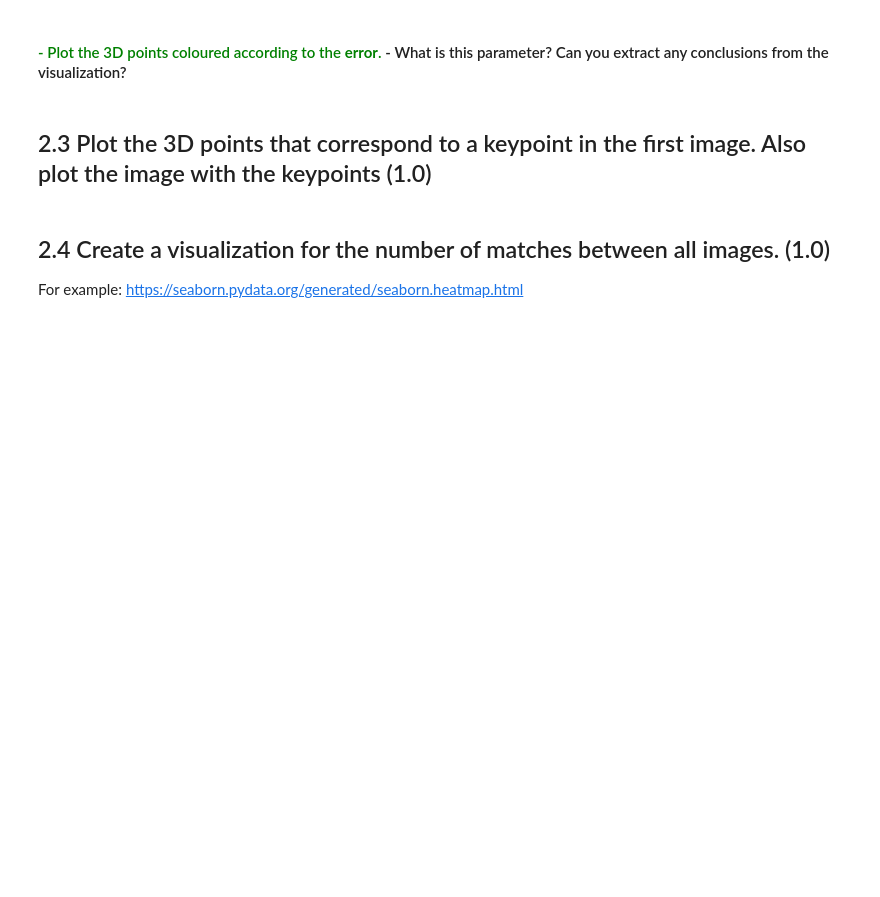
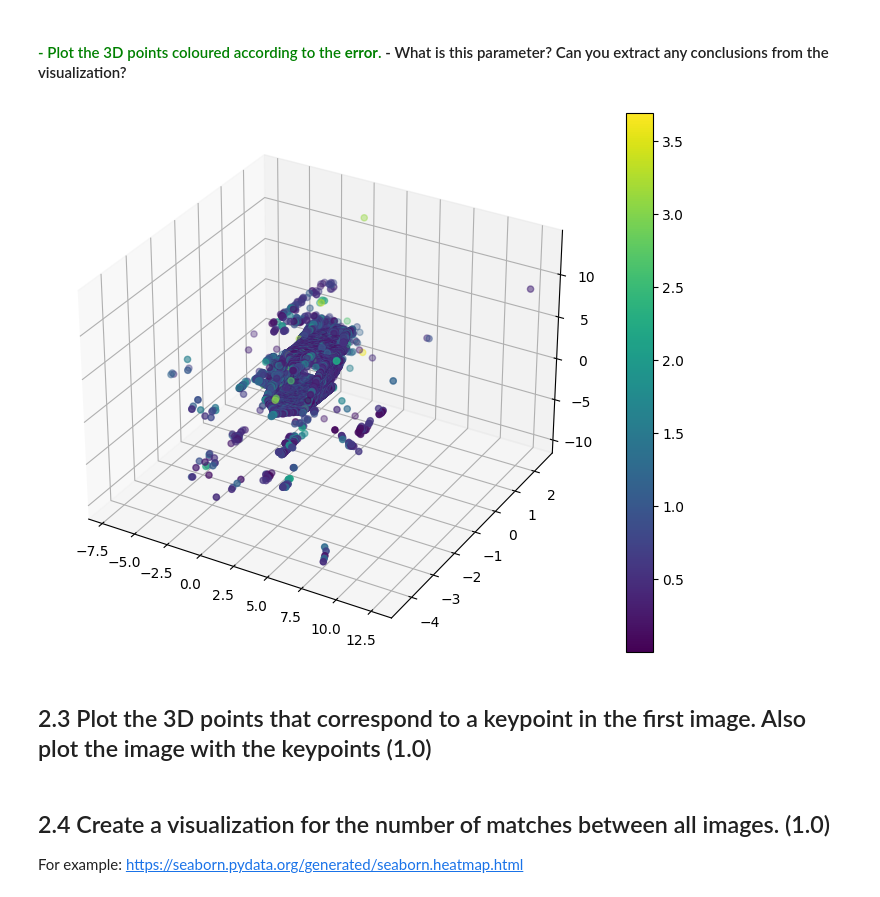
Before and after one commit to aolivtous/MCV_M4_3DVision, a Jupyter notebook: lab5/lab5.ipynb, the cells around one changed output. Drawn from its saved outputs; the diff is of its cells as text; code cells hidden in the pictures; blank space fills up the shorter version.

```diff
--- a/lab5/lab5.ipynb
+++ b/lab5/lab5.ipynb
@@ -156,6 +227,9 @@ array([223,  25], dtype=uint32)
 #### <span style='color:Green'> - Plot the 3D points coloured according to the **error**. </span> - What is this parameter? Can you extract any conclusions from the visualization?
 # %%
 ### TO DO 2.2
+draw_points(points3D_xyz, color=error, ax=None)
+# %% [output]
+[figure, added]
 # %% [markdown]
 ## 2.3 Plot the 3D points that correspond to a keypoint in the first image. Also plot the image with the keypoints (1.0)
 # %%
```
Also changed, not shown: parts of 4 cells of this notebook, 3 other files.
